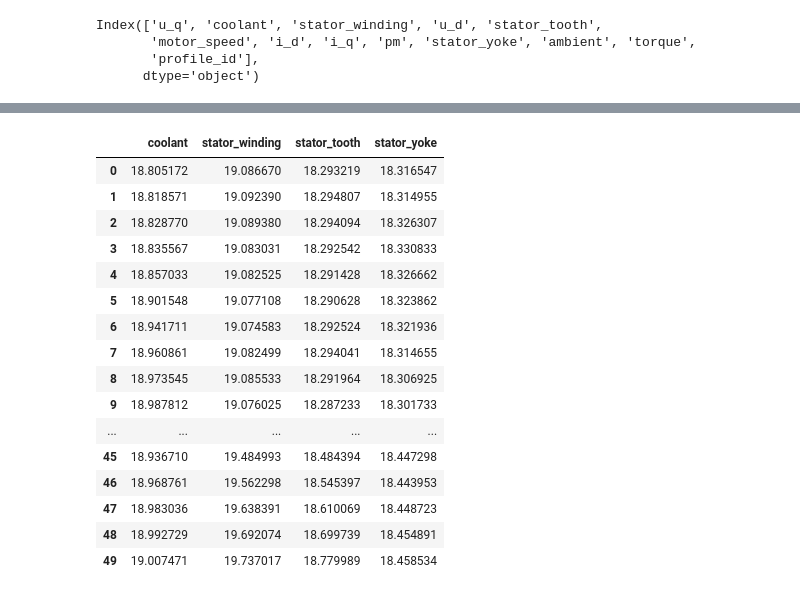
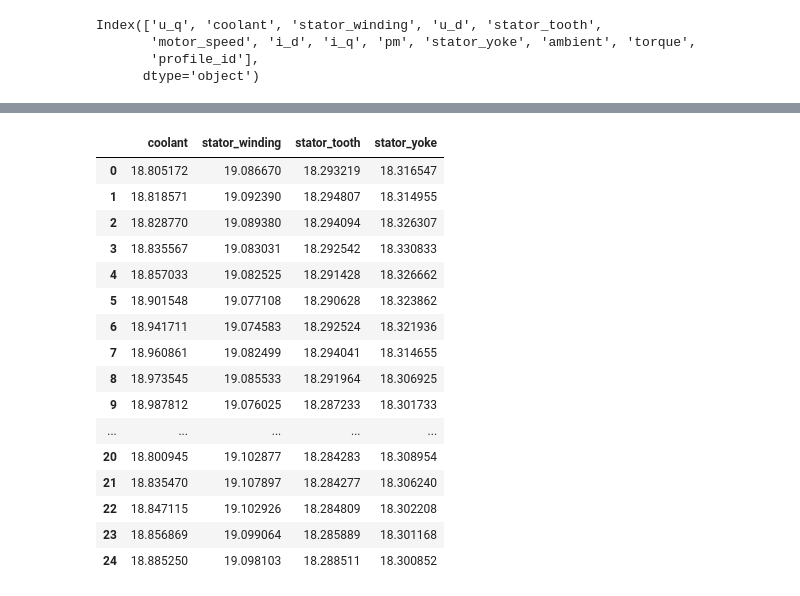
Before and after one commit to organictissuemaker/hth_fall_build_program, a Jupyter notebook: Finding-an-Interesting-Dataset-appolecider/motor_temp_practice.ipynb, the cells around one changed output, grey strips where cells are left out. Drawn from its saved outputs; the diff is of its cells as text; code cells hidden in the pictures.

```diff
--- a/Finding-an-Interesting-Dataset-appolecider/motor_temp_practice.ipynb
+++ b/Finding-an-Interesting-Dataset-appolecider/motor_temp_practice.ipynb
@@ -78,25 +108,26 @@ corr_heatmap
 # %%
 #Do lower temperatures of coolant keep the whole stator cooler?
 df_new = motor_data.iloc[:, [1,2,4, 9]]
-df_new.head(50)
+df_new.head(25)
+#A: Yes, the stator parts all seems to stay within the temperature of the coolant temperature.
 # %% [output]
 |  | coolant | stator_winding | stator_tooth | stator_yoke |
 | 0 | 18.805172 | 19.086670 | 18.293219 | 18.316547 |
 | 1 | 18.818571 | 19.092390 | 18.294807 | 18.314955 |
 | 2 | 18.828770 | 19.089380 | 18.294094 | 18.326307 |
 | 3 | 18.835567 | 19.083031 | 18.292542 | 18.330833 |
 | 4 | 18.857033 | 19.082525 | 18.291428 | 18.326662 |
 | 5 | 18.901548 | 19.077108 | 18.290628 | 18.323862 |
 | 6 | 18.941711 | 19.074583 | 18.292524 | 18.321936 |
 | 7 | 18.960861 | 19.082499 | 18.294041 | 18.314655 |
 | 8 | 18.973545 | 19.085533 | 18.291964 | 18.306925 |
 | 9 | 18.987812 | 19.076025 | 18.287233 | 18.301733 |
 | ... | ... | ... | ... | ... |
-| 45 | 18.936710 | 19.484993 | 18.484394 | 18.447298 |
-| 46 | 18.968761 | 19.562298 | 18.545397 | 18.443953 |
-| 47 | 18.983036 | 19.638391 | 18.610069 | 18.448723 |
-| 48 | 18.992729 | 19.692074 | 18.699739 | 18.454891 |
-| 49 | 19.007471 | 19.737017 | 18.779989 | 18.458534 |
+| 20 | 18.800945 | 19.102877 | 18.284283 | 18.308954 |
+| 21 | 18.835470 | 19.107897 | 18.284277 | 18.306240 |
+| 22 | 18.847115 | 19.102926 | 18.284809 | 18.302208 |
+| 23 | 18.856869 | 19.099064 | 18.285889 | 18.301168 |
+| 24 | 18.885250 | 19.098103 | 18.288511 | 18.300852 |
 # %%
 #Do coolents consistenly keep the motor at a constant termperature
 # %%
```
Also changed, not shown: parts of 6 cells of this notebook.
